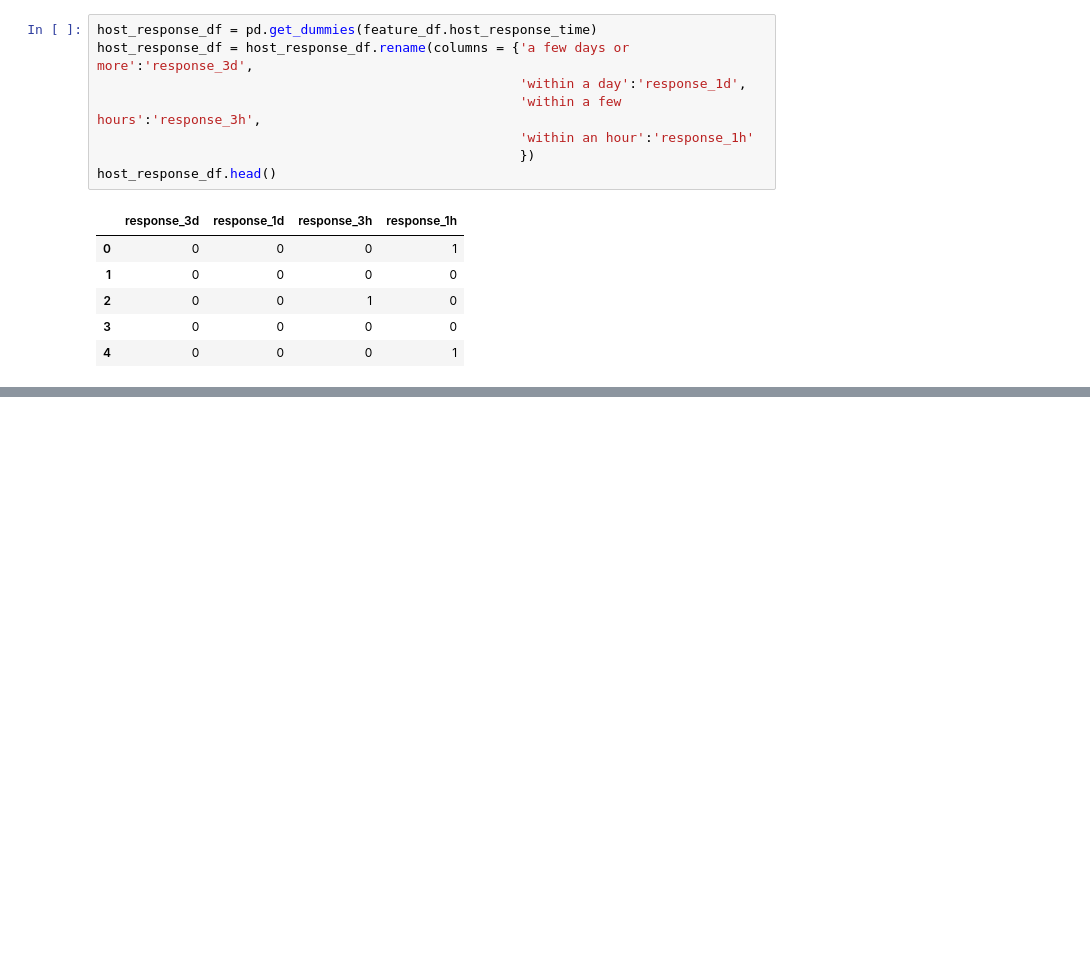
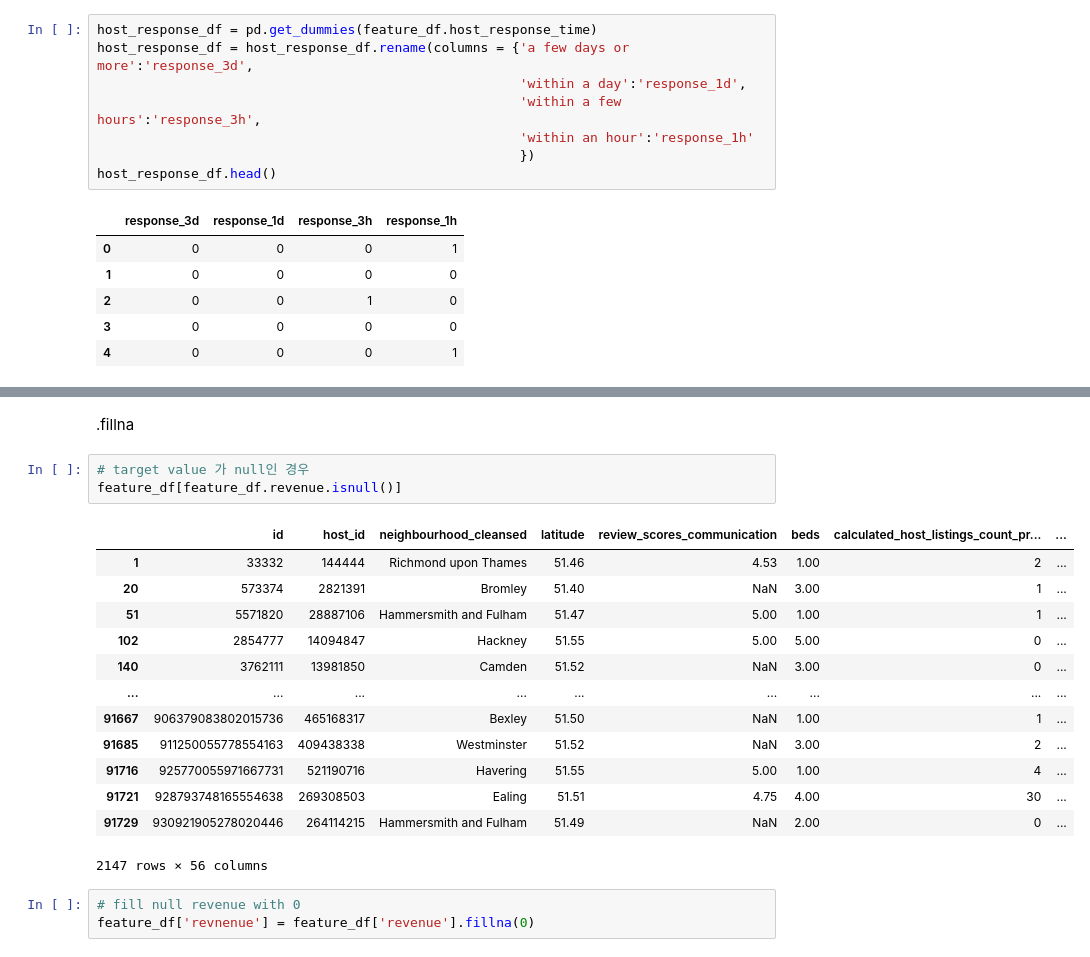
Before and after one commit to HongSeongMo/Airbnb, a Jupyter notebook: learning_plus_training1.ipynb, the cells around one changed output, grey strips where cells are left out. Saved outputs shown, nothing was run; the diff lists cells and outputs as text; blank space fills up the shorter version.

```diff
--- a/learning_plus_training1.ipynb
+++ b/learning_plus_training1.ipynb
@@ -949,0 +1215,22 @@ feature_df.head()
+# %% [markdown]
+.fillna
+# %%
+# target value 가 null인 경우
+feature_df[feature_df.revenue.isnull()]
+# %% [output]
+|  | id | host_id | neighbourhood_cleansed | latitude | review_scores_communication | beds | calculated_host_listings_count_pr... | ... |
+| 1 | 33332 | 144444 | Richmond upon Thames | 51.46 | 4.53 | 1.00 | 2 | ... |
+| 20 | 573374 | 2821391 | Bromley | 51.40 | NaN | 3.00 | 1 | ... |
+| 51 | 5571820 | 28887106 | Hammersmith and Fulham | 51.47 | 5.00 | 1.00 | 1 | ... |
+| 102 | 2854777 | 14094847 | Hackney | 51.55 | 5.00 | 5.00 | 0 | ... |
+| 140 | 3762111 | 13981850 | Camden | 51.52 | NaN | 3.00 | 0 | ... |
+| ... | ... | ... | ... | ... | ... | ... | ... | ... |
+| 91667 | 906379083802015736 | 465168317 | Bexley | 51.50 | NaN | 1.00 | 1 | ... |
+| 91685 | 911250055778554163 | 409438338 | Westminster | 51.52 | NaN | 3.00 | 2 | ... |
+| 91716 | 925770055971667731 | 521190716 | Havering | 51.55 | 5.00 | 1.00 | 4 | ... |
+| 91721 | 928793748165554638 | 269308503 | Ealing | 51.51 | 4.75 | 4.00 | 30 | ... |
+| 91729 | 930921905278020446 | 264114215 | Hammersmith and Fulham | 51.49 | NaN | 2.00 | 0 | ... |
+2147 rows × 56 columns
+# %%
+# fill null revenue with 0
+feature_df['revnenue'] = feature_df['revenue'].fillna(0)
```
Also changed, not shown: parts of 35 cells of this notebook.
